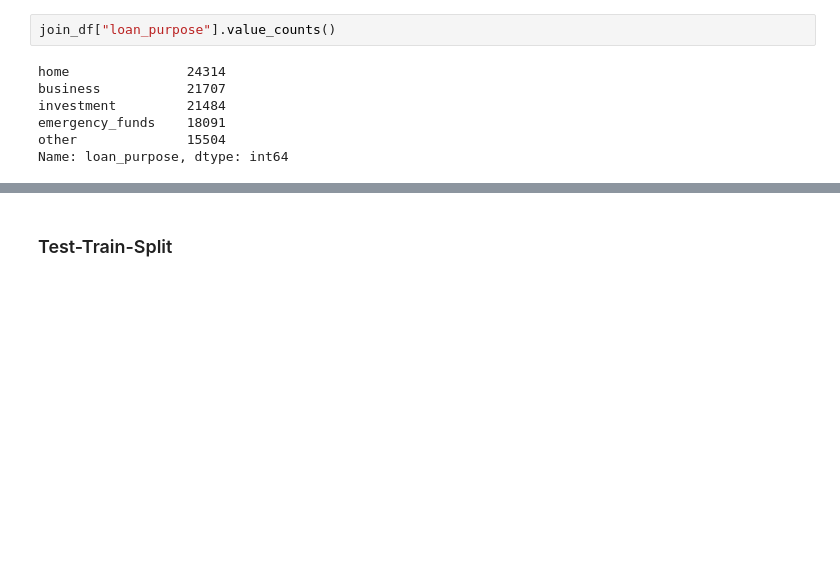
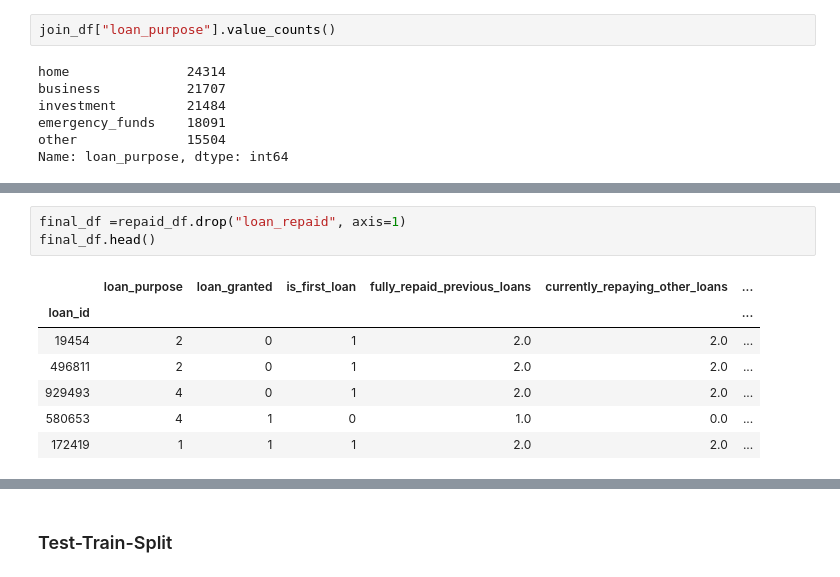
Before and after one commit to DeMauro/Project-3, a Jupyter notebook: Scripts/loan_predict.ipynb, the cells around one changed output, grey strips where cells are left out. Cells and saved outputs as stored; diff of their text form; blank space fills up the shorter version.

```diff
--- a/Scripts/loan_predict.ipynb
+++ b/Scripts/loan_predict.ipynb
@@ -170,0 +154,11 @@ final_df
+# %%
+final_df =repaid_df.drop("loan_repaid", axis=1)
+final_df.head()
+# %% [output]
+|  | loan_purpose | loan_granted | is_first_loan | fully_repaid_previous_loans | currently_repaying_other_loans | ... |
+| loan_id |  |  |  |  |  | ... |
+| 19454 | 2 | 0 | 1 | 2.0 | 2.0 | ... |
+| 496811 | 2 | 0 | 1 | 2.0 | 2.0 | ... |
+| 929493 | 4 | 0 | 1 | 2.0 | 2.0 | ... |
+| 580653 | 4 | 1 | 0 | 1.0 | 0.0 | ... |
+| 172419 | 1 | 1 | 1 | 2.0 | 2.0 | ... |
```
Also changed, not shown: parts of 8 cells of this notebook, 6 other files.
